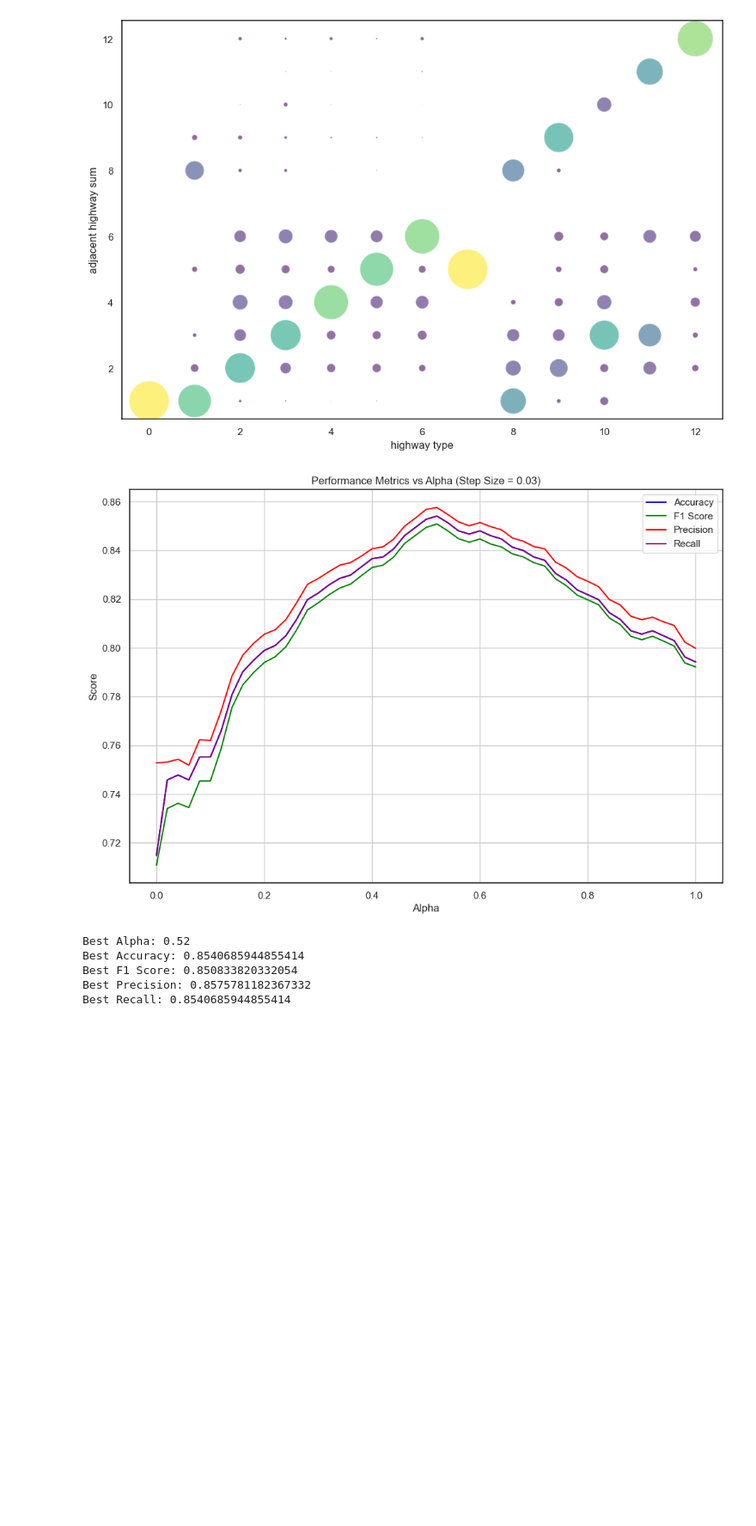
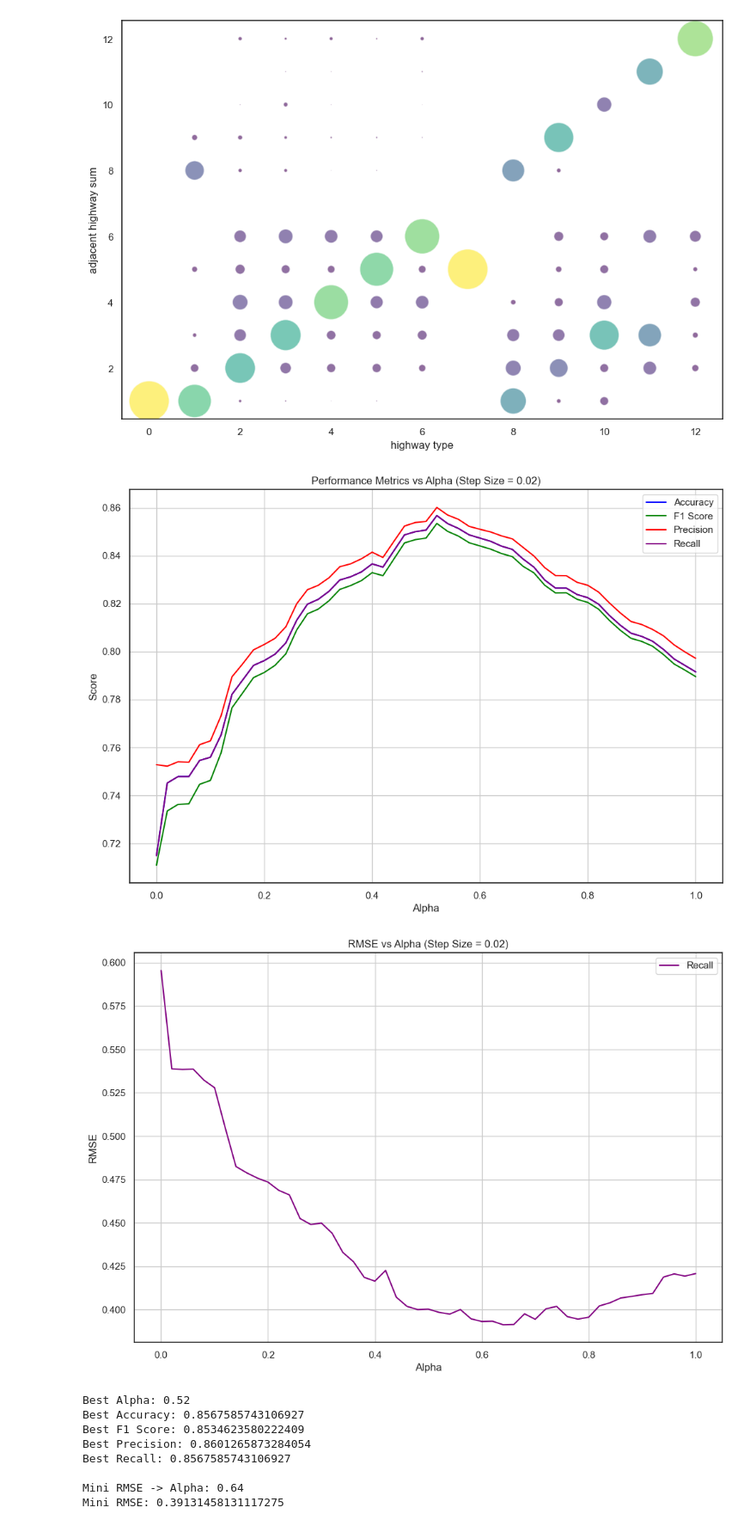
Before and after one commit to YangLingSanShan/Chengdu-Traffic-Data-Mining, a Jupyter notebook: task2.ipynb, the cells around one changed output. Shown: that part at 86% size. Drawn from its saved outputs; the diff is of its cells as text; code cells hidden in the pictures; blank space fills up the shorter version.

```diff
--- a/task2.ipynb
+++ b/task2.ipynb
@@ -127,6 +128,10 @@ operation_df = all_roads.copy()
 #将u,v归一化
 operation_df['u_normalized'] = (operation_df['u'] - operation_df['u'].min()) / (operation_df['u'].max() - operation_df['u'].min())
 operation_df['v_normalized'] = (operation_df['v'] - operation_df['v'].min()) / (operation_df['v'].max() - operation_df['v'].min())
+operation_df['s_lon'] = (operation_df['s_lon'] - operation_df['s_lon'].min()) / (operation_df['s_lon'].max() - operation_df['s_lon'].min())
+operation_df['e_lon'] = (operation_df['e_lon'] - operation_df['e_lon'].min()) / (operation_df['e_lon'].max() - operation_df['e_lon'].min())
+operation_df['s_lat'] = (operation_df['s_lat'] - operation_df['s_lat'].min()) / (operation_df['s_lat'].max() - operation_df['s_lat'].min())
+operation_df['e_lat'] = (operation_df['e_lat'] - operation_df['e_lat'].min()) / (operation_df['e_lat'].max() - operation_df['e_lat'].min())
 # %%
 fill_data_basic = operation_df[operation_df['highway'].isna()]
 train_data_basic = operation_df[~operation_df['highway'].isna()]
@@ -291,7 +296,7 @@ accuracies = []
 f1_scores = []
 precisions = []
 recalls = []
-
+rmses = []
 # 加权平均
 for alpha in alphas:
 
@@ -302,46 +307,72 @@ for alpha in alphas:
     precision = precision_score(y_test, y_pred, average='weighted', zero_division=1)
     recall = recall_score(y_test, y_pred, average='weighted')
 
+    mse = mean_squared_error(y_test, y_pred)
+    rmse = np.sqrt(mse / 10)
+
     accuracies.append(accuracy)
     f1_scores.append(f1)
     precisions.append(precision)
     recalls.append(recall)
+    rmses.append(rmse)
 # %%
+
 plt.figure(figsize=(12, 8))
 
 # Plot metrics
 plt.plot(alphas, accuracies, label='Accuracy', color='blue')
 plt.plot(alphas, f1_scores, label='F1 Score', color='green')
 plt.plot(alphas, precisions, label='Precision', color='red')
 plt.plot(alphas, recalls, label='Recall', color='purple')
 
 # Annotate maximum values
 metrics = {
     'Accuracy': (accuracies, 'blue'),
     'F1 Score': (f1_scores, 'green'),
     'Precision': (precisions, 'red'),
-    'Recall': (recalls, 'purple')
+    'Recall': (recalls, 'purple'),
 }
 
-plt.title('Performance Metrics vs Alpha (Step Size = 0.03)')
+plt.title('Performance Metrics vs Alpha (Step Size = 0.02)')
 plt.xlabel('Alpha')
 plt.ylabel('Score')
 plt.legend()
 plt.grid(True)
 plt.show()
 
+
+plt.figure(figsize=(12, 8))
+plt.plot(alphas, rmses, label='Recall', color='purple')
+metrics = {
+    'RMSE': (rmses, 'purple'),
+}
+plt.title('RMSE vs Alpha (Step Size = 0.02)')
+plt.xlabel('Alpha')
+plt.ylabel('RMSE')
+plt.legend()
+plt.grid(True)
+plt.show()
+
+
 print('Best Alpha:', (alphas[np.argmax(accuracies)] + alphas[np.argmax(f1_scores)] + alphas[np.argmax(precisions)] + alphas[np.argmax(recalls)])/4)
 print('Best Accuracy:', np.max(accuracies))
 print('Best F1 Score:', np.max(f1_scores))
 print('Best Precision:', np.max(precisions))
 print('Best Recall:', np.max(recalls))
+
+print('\nMini RMSE -> Alpha:', alphas[np.argmin(rmses)])
+print('Mini RMSE:', np.min(rmses))
 # %% [output]
-[figure, old version]
+[figure, new version]
+[figure, added]
 Best Alpha: 0.52
-Best Accuracy: 0.8540685944855414
-Best F1 Score: 0.850833820332054
-Best Precision: 0.8575781182367332
-Best Recall: 0.8540685944855414
+Best Accuracy: 0.8567585743106927
+Best F1 Score: 0.8534623580222409
+Best Precision: 0.8601265873284054
+Best Recall: 0.8567585743106927
+
+Mini RMSE -> Alpha: 0.64
+Mini RMSE: 0.39131458131117275
 # %%
 y_fill = get_predicted_road_type(X_fill, 0.52)
 
```
Also changed, not shown: parts of 2 cells of this notebook, 3 other files.
